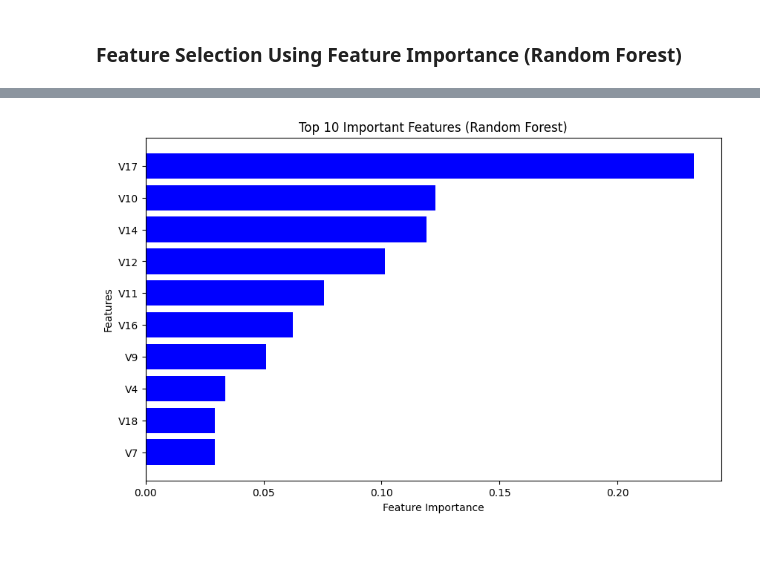
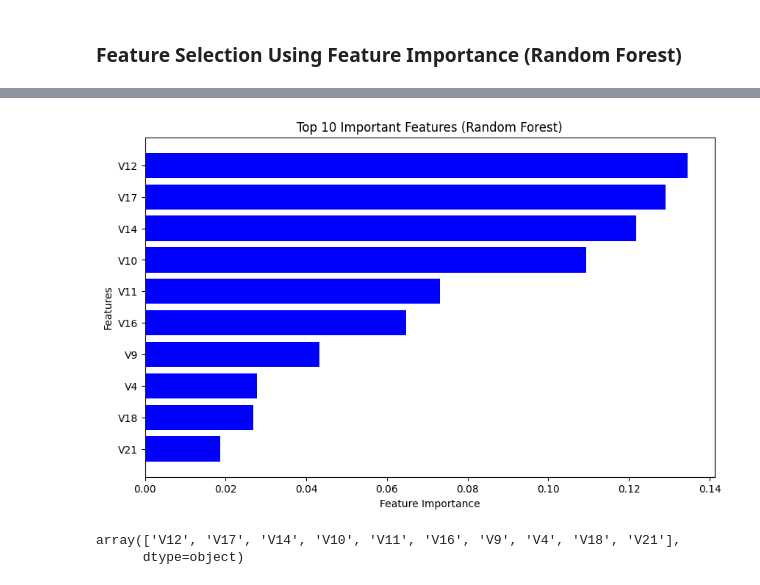
Before and after one commit to Ambigapathi-V/Credit-Card-Fraud-Detection, a Jupyter notebook: fraud_detection.ipynb, the cells around one changed output, grey strips where cells are left out. Drawn from its saved outputs; the diff is of its cells as text; code cells hidden in the pictures; blank space fills up the shorter version.

```diff
--- a/fraud_detection.ipynb
+++ b/fraud_detection.ipynb
@@ -30,7 +28,7 @@ from sklearn.tree import DecisionTreeClassifier
 from sklearn.neighbors import KNeighborsClassifier
 from sklearn.naive_bayes import GaussianNB
 # %%
-!pip install patool
+"""!pip install patool
 
 import gdown
 import patoolib
@@ -55,7 +53,8 @@ csv_file = [file for file in extracted_files if file.endswith('.csv')][0]  # Ass
 
 # Step 4: Load the CSV into a Pandas DataFrame
 df = pd.read_csv(os.path.join(extract_folder, csv_file))
-df1 = df.copy()[:500]
+df1 = df.copy()[:500] """
+df = pd.read_csv(r"C:\Users\ambig\Downloads\creditcard.csv")
 
 print("Data loaded sucessfully")
 # %% [output]
@@ -426,13 +413,3 @@ Class
 Name: count, dtype: int64
 # %% [markdown]
 ### Feature Selection Using Feature Importance (Random Forest)
-# %%
-
-# Train and evaluate Random Forest
-rf_model = RandomForestClassifier(n_estimators=50, max_depth=10, random_state=42, n_jobs=-1)
-
-train_and_evaluate(rf_model,X_train_selected, y_train, X_test_selected, y_test)
-
-## Save randomForest classifier model
-import joblib
-joblib.dump(rf_model, 'random_forest_model.pkl')
@@ -456,27 +416,3 @@ weighted avg       1.00      1.00      1.00     56962
-# %%
-# Get Feature Importance
-feature_importance = rf_model.feature_importances_
-
-# Convert to DataFrame for better visualization
-# Use selected_features instead of X_train.columns
-feature_importance_df = pd.DataFrame({'Feature': selected_features, 'Importance': feature_importance})
-feature_importance_df = feature_importance_df.sort_values(by='Importance', ascending=False)
-
-# Plot Top Features
-plt.figure(figsize=(10, 6))
-plt.barh(feature_importance_df["Feature"][:10], feature_importance_df["Importance"][:10], color='blue')
-plt.xlabel("Feature Importance")
-plt.ylabel("Features")
-plt.title("Top 10 Important Features (Random Forest)")
-plt.gca().invert_yaxis()  # Invert y-axis for better readability
-plt.show()
-
-# Selecting Top 10 Features
-selected_features = feature_importance_df["Feature"][:10].values
-X_train_selected = X_train[selected_features]
-X_test_selected = X_test[selected_features]
-# %% [output]
-[figure, removed]
 # %%
 from sklearn.model_selection import cross_val_score, StratifiedKFold
 from sklearn.metrics import classification_report, confusion_matrix, roc_curve, auc, accuracy_score
@@ -545,3 +481,34 @@ def train_and_evaluate_cv(model, X_train, y_train, X_test, y_test, cv_folds=5):
         plt.title(f"ROC Curve - {model_name}")
         plt.legend(loc="lower right")
         plt.show()
+# %%
+
+# Train Random Forest Classifier
+rfc_model = RandomForestClassifier(n_estimators=100, random_state=42)
+rfc_model.fit(X_train, y_train)  # Model must be trained before evaluation
+
+# Evaluate model (Ensure train_and_evaluate_cv is defined)
+# train_and_evaluate_cv(rfc_model, X_train, y_train, X_test, y_test)
+
+# Get Feature Importance
+feature_importance = rfc_model.feature_importances_
+
+# Convert to DataFrame for better visualization
+feature_importance_df = pd.DataFrame({'Feature': X_train.columns, 'Importance': feature_importance})
+feature_importance_df = feature_importance_df.sort_values(by='Importance', ascending=False)
+
+# Plot Top 10 Features
+plt.figure(figsize=(10, 6))
+plt.barh(feature_importance_df["Feature"][:10], feature_importance_df["Importance"][:10], color='blue')
+plt.xlabel("Feature Importance")
+plt.ylabel("Features")
+plt.title("Top 10 Important Features (Random Forest)")
+plt.gca().invert_yaxis()  # Invert y-axis for better readability
+plt.show()
+
+# Selecting Top 10 Features
+selected_features = feature_importance_df["Feature"][:10].values
+X_train_selected = X_train[selected_features]
+X_test_selected = X_test[selected_features]
+# %% [output]
+[figure, added]
@@ -547,0 +517,5 @@ def train_and_evaluate_cv(model, X_train, y_train, X_test, y_test, cv_folds=5):
+# %%
+selected_features
+# %% [output]
+array(['V12', 'V17', 'V14', 'V10', 'V11', 'V16', 'V9', 'V4', 'V18', 'V21'],
+      dtype=object)
```
Also changed, not shown: parts of 14 cells of this notebook, 4 other files.
